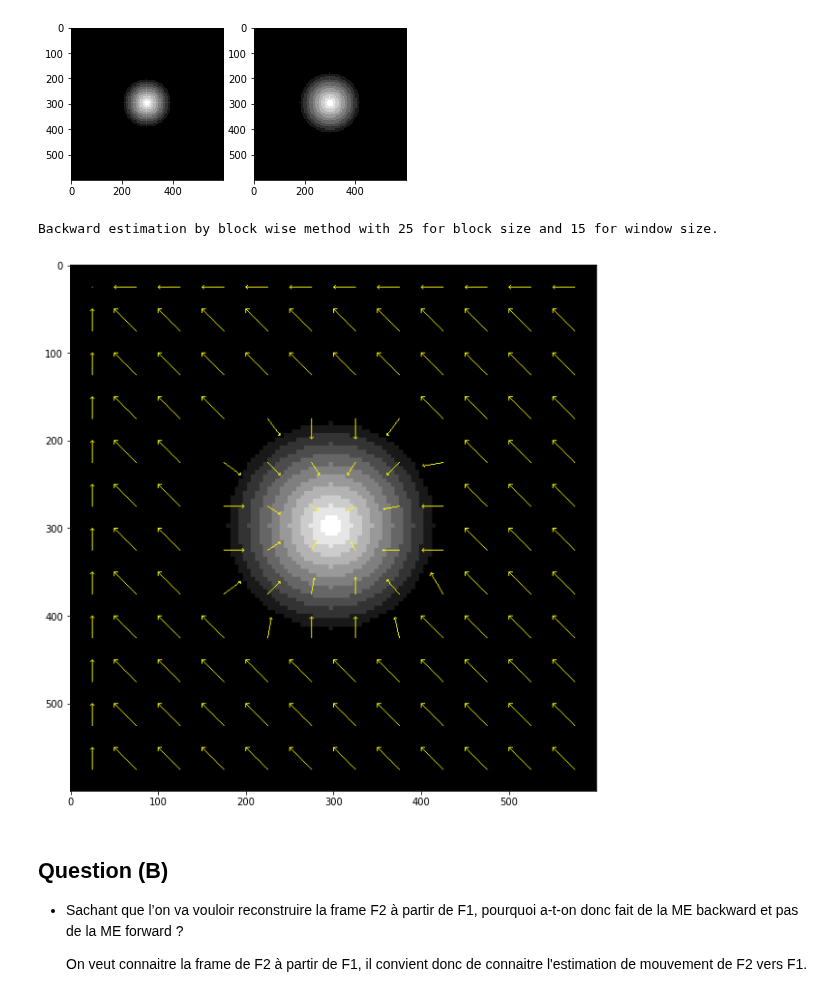
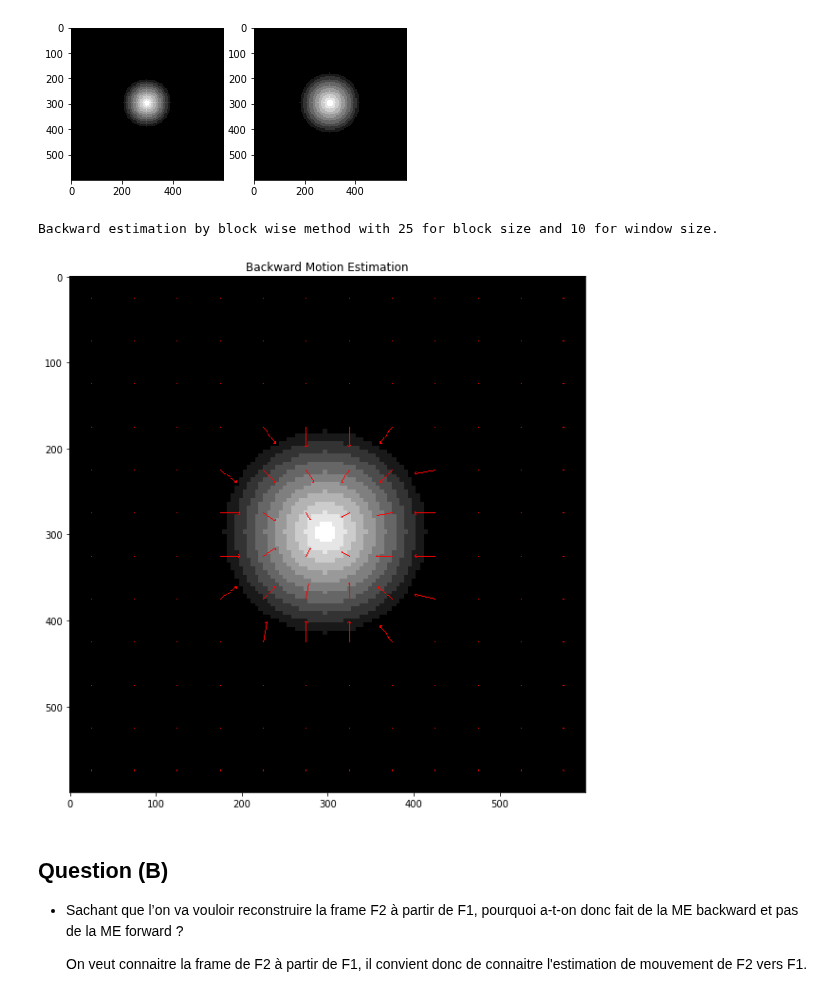
Before and after one commit to Bast-94/cv-practical-works-2023, a Jupyter notebook: tp2/notebook.ipynb, the cells around one changed output. Cells and saved outputs as stored; diff of their text form; code cells hidden in the pictures.

Commit message:
ADD(`BackWardEstimator.get_min_error`): Optimisation de block_wise en minimisant dist.

```diff
--- a/tp2/notebook.ipynb
+++ b/tp2/notebook.ipynb
@@ -25,10 +22,12 @@ def load_img_array(img_path :str) -> np.ndarray :
 # %%
 # Thank you Mister Medjkoune for those functions
 
-def display_image(array, now = True, vmin = None, vmax = None):
+def display_image(array, now = True, vmin = None, vmax = None, title='',figsize=(20,10)):
     """Display 2D array as image"""
+    fig, ax = plt.subplots(figsize =figsize)
     plt.imshow(array, cmap = plt.cm.gray, interpolation = 'nearest', vmin = vmin, vmax = vmax)
     if now:
+        plt.title(title)
         plt.show()
 def display_images(images, lines = None, columns = None, indices = None, vmin = None, vmax = None):
     """Display a list of 2D arrays as images
@@ -115,45 +114,36 @@ class BackWardEstimator():
         img2 = Image.open(frame_2_file_name)
         self.f2 = np.asarray(img2)
         self.f1 = np.asarray(img1)
-        self.window_size = 15
+        self.window_size = 10
         self.block_size = block_size
         self.flow_vectors = []
 
     def get_min_error_block(self,x :int,y:int,show_block = False) -> tuple:
         height, width = self.f2.shape[:2]
+
         left_x_bound = max(x-self.block_size,0)
         right_x_bound = min(x+self.block_size,height-self.block_size)
-        if(left_x_bound > right_x_bound):
-            print('bad x')
         left_y_bound = max(y-self.block_size,0)
         right_y_bound = min(y+self.block_size,width-self.block_size)
-        if(left_y_bound > right_y_bound):
-            print('bad y')
+
         current_block = self.f2[x-self.block_size:x+self.block_size,y-self.block_size:y+self.block_size].astype(int)
-
         min_cost = float('inf')
         min_dist = float('inf')
         best_match = (0,0,0,0)
-        if (show_block):
-            print(f'{(left_x_bound,right_x_bound)=}')
-            print(f'{(left_y_bound,right_y_bound)=}')
-        best_block = None
         for i in range(left_x_bound,right_x_bound):
             for j in range(left_y_bound,right_y_bound):
                 prev_block = self.f1[i-self.block_size:i+self.block_size,j-self.block_size:j+self.block_size].astype(int)
                 if current_block.shape != prev_block.shape :
                     continue
-                cost = np.mean(np.square(current_block - prev_block))
+                cost = np.sum(np.abs(current_block - prev_block))
+                dist = abs(x-i) + abs(y-j)
+                if (cost  == min_cost and dist < min_dist):
+                    best_match = (x,y,i-x,j-y)
+                    min_dist = dist
                 if(cost < min_cost):
                     min_cost = cost
                     best_match = (x,y,i-x,j-y)
-                    best_block = prev_block
 
-        if (show_block and best_block is not None):
-            plt.imshow(current_block)
-            plt.show()
-            plt.imshow(best_block)
-            plt.show()
         return best_match
 
     def back_ward_estimation(self) -> np.ndarray :
@@ -166,18 +156,17 @@ class BackWardEstimator():
         img_to_display = np.copy(self.f2)
         for point in self.flow_vectors:
             x,y,dx,dy = point
-            cv2.arrowedLine( img_to_display,(y,x), (int(dy+y),int(dx+x)), (255, 255, 0),1)
+            cv2.arrowedLine( img_to_display,(y,x), (int(dy+y),int(dx+x)), (255, 0, 0),1)
 
         print(f'Backward estimation by block wise method with {self.block_size} for block size and {self.window_size} for window size.')
         return img_to_display
 
     def display_backward_estimation(self)-> None:
-        fig, ax = plt.subplots(figsize =(20, 10))
         img_to_display = self.back_ward_estimation()
-        plt.imshow(img_to_display)
+        display_image(img_to_display,title='Backward Motion Estimation')
 
     def predict_f2(self,display=True) -> None:
-        new_img = np.zeros_like(self.f2)
+        new_img = np.zeros(shape=self.f1.shape,dtype=np.uint8)
         for vec in self.flow_vectors:
             x,y,dx,dy = vec
             f1_x = x+dx
@@ -187,20 +176,23 @@ class BackWardEstimator():
             new_img[x-block_size:x+block_size,y-block_size:y+block_size] = block_1
 
         if(display):
-            display_image(new_img)
+            display_image(new_img,title='Reconstituted F2')
         return new_img
+
     def get_mse(self):
-        return np.mean(np.square(self.predict_f2(display=False).astype(int) - self.f2.astype(int)))
+        predict_f2 = self.predict_f2(display=False)
+        return np.mean(np.square(predict_f2.astype(int) - self.f2.astype(int)))
+
     def __call__(self,display:bool = True) -> None:
         if (display):
             return self.display_backward_estimation()
         return self.back_ward_estimation()
 # %%
-backward_estimator = BackWardEstimator(img_1_file_path,img_2_file_path)
+backward_estimator = BackWardEstimator(img_1_file_path,img_2_file_path,25)
 backward_estimator()
 # %% [output]
-Backward estimation by block wise method with 25 for block size and 15 for window size.
+Backward estimation by block wise method with 25 for block size and 10 for window size.
-[figure, old version]
+[figure, new version]
 # %% [markdown]
 ## **Question (B)**
 * Sachant que l’on va vouloir reconstruire la frame F2 à partir de F1, pourquoi a-t-on donc fait de la ME backward et pas de la ME forward ?
```
Also changed, not shown: parts of 7 cells of this notebook.
